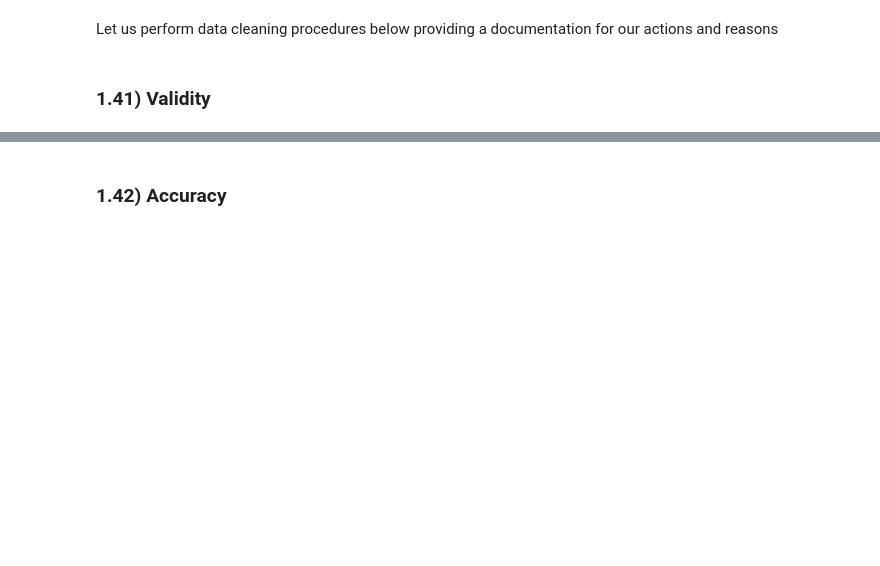
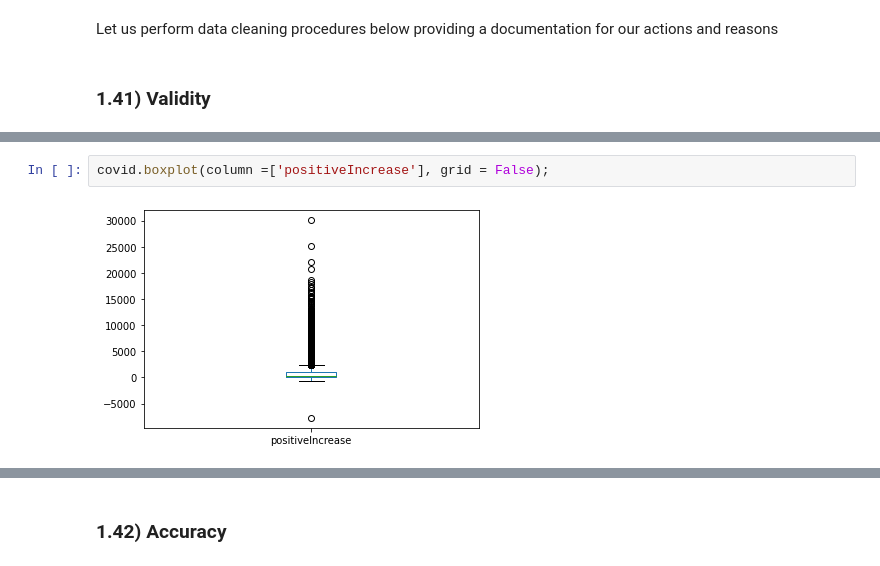
Before and after one commit to Jasminewakini/COVID-IN-USA-KUNGFU-PANDAS, a Jupyter notebook: PROJECT_OVERVIEW_COVID_19_IN_USA.ipynb, the cells around one changed output, grey strips where cells are left out. Cells and saved outputs as stored; diff of their text form; blank space fills up the shorter version.

```diff
--- a/PROJECT_OVERVIEW_COVID_19_IN_USA.ipynb
+++ b/PROJECT_OVERVIEW_COVID_19_IN_USA.ipynb
@@ -194 +303,5 @@ covid.boxplot(column =['deathConfirmed'], grid = False)
 [figure]
+# %%
+covid.boxplot(column =['positiveIncrease'], grid = False);
+# %% [output]
+[figure, added]
```
Also changed, not shown: parts of 80 cells of this notebook.
